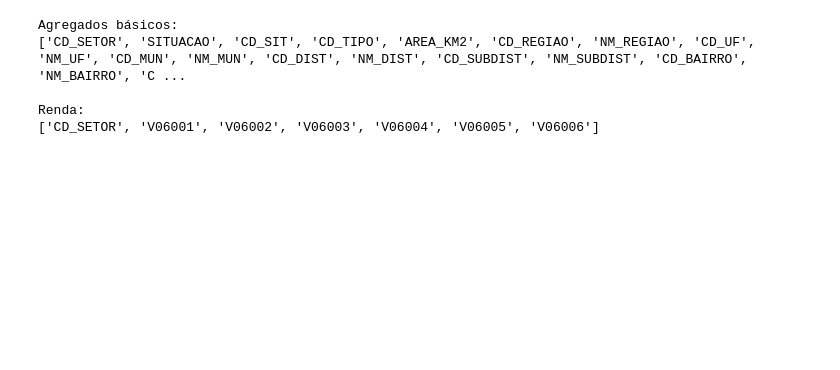
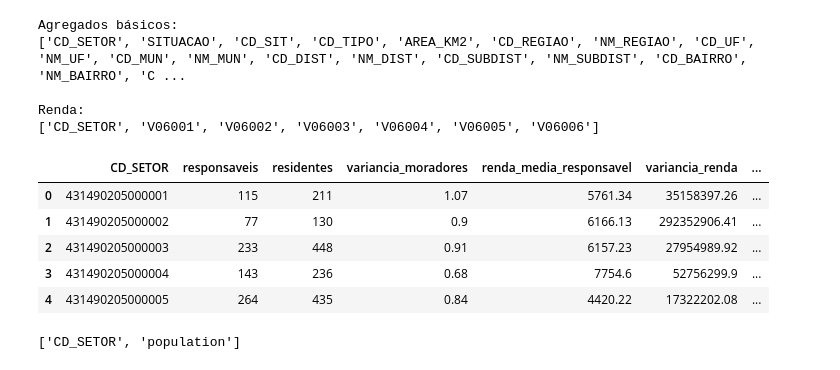
Before and after one commit to S-Behling/EtPilot, a Jupyter notebook: notebooks/06b_build_income_groups.ipynb, the cells around one changed output. Cells and saved outputs as stored; diff of their text form; code cells hidden in the pictures; blank space fills up the shorter version.

```diff
--- a/notebooks/06b_build_income_groups.ipynb
+++ b/notebooks/06b_build_income_groups.ipynb
@@ -314,0 +329,9 @@ Renda:
+# %%
+renda_poa.head()
+# %% [output]
+|  | CD_SETOR | responsaveis | residentes | variancia_moradores | renda_media_responsavel | variancia_renda | ... |
+| 0 | 431490205000001 | 115 | 211 | 1.07 | 5761.34 | 35158397.26 | ... |
+| 1 | 431490205000002 | 77 | 130 | 0.9 | 6166.13 | 292352906.41 | ... |
+| 2 | 431490205000003 | 233 | 448 | 0.91 | 6157.23 | 27954989.92 | ... |
+| 3 | 431490205000004 | 143 | 236 | 0.68 | 7754.6 | 52756299.9 | ... |
+| 4 | 431490205000005 | 264 | 435 | 0.84 | 4420.22 | 17322202.08 | ... |
@@ -314,0 +368,5 @@ Renda:
+# %%
+renda_poa.dtypes
+basicos_poa.columns.tolist()
+# %% [output]
+['CD_SETOR', 'population']
```
Also changed, not shown: parts of 33 cells of this notebook, 7 other files.
